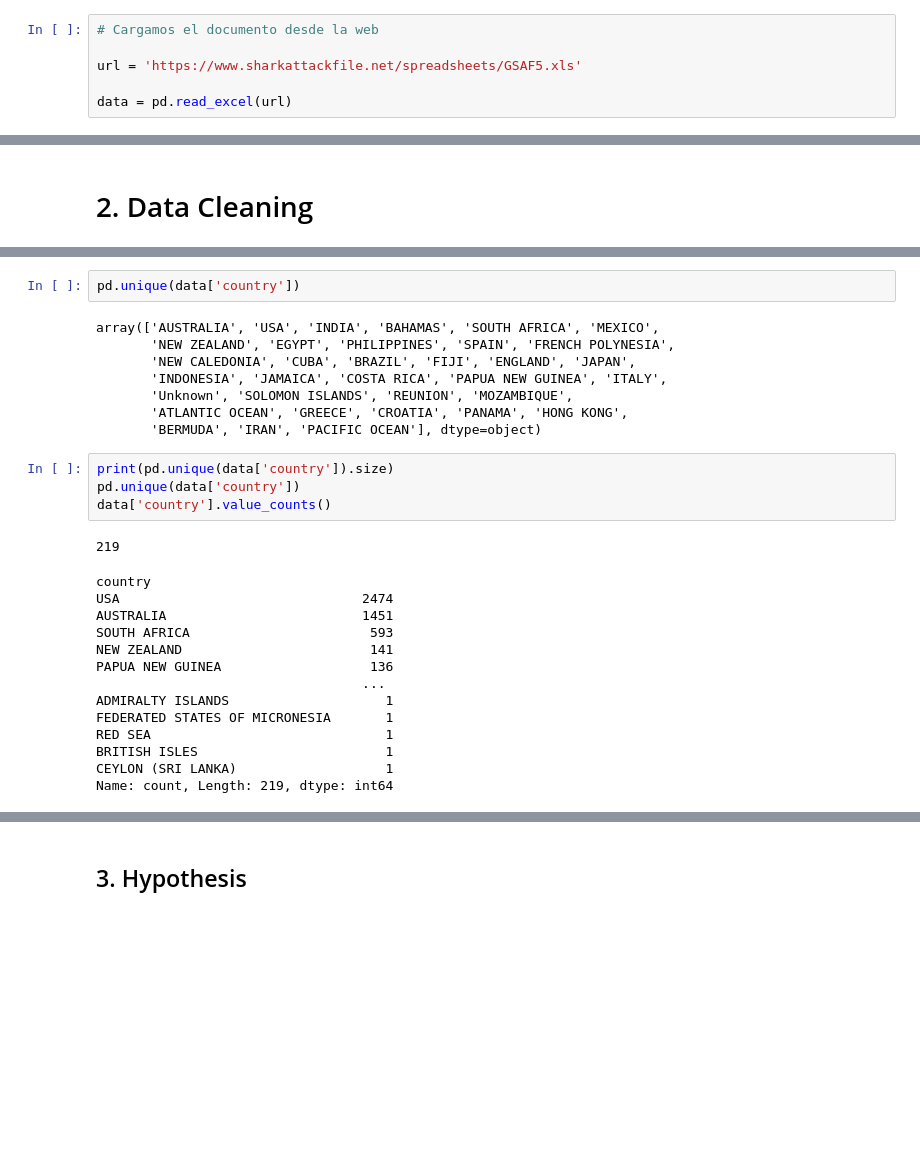
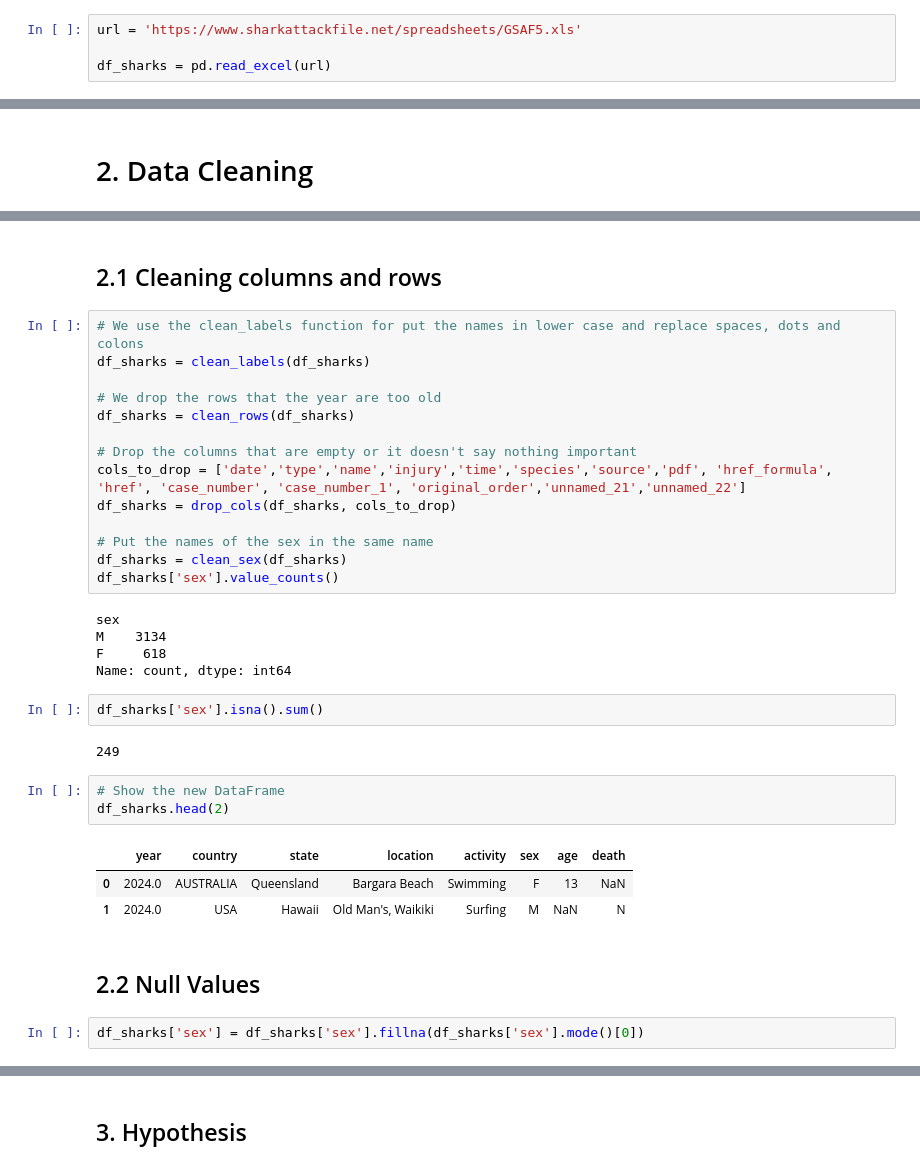
Before and after one commit to davidmoreno-gh/SharkattacksProyect, a Jupyter notebook: main.ipynb, the cells around one changed output, grey strips where cells are left out. Cells and saved outputs as stored; diff of their text form; blank space fills up the shorter version.

```diff
--- a/main.ipynb
+++ b/main.ipynb
@@ -15,9 +15,7 @@ Cargamos el documento xls desde la web
 # %%
-# Cargamos el documento desde la web
-
 url = 'https://www.sharkattackfile.net/spreadsheets/GSAF5.xls'
 
-data = pd.read_excel(url)
+df_sharks = pd.read_excel(url)
 # %% [markdown]
 # 1. Data Recognizing
 Vamos a realizar un primer vistazo a los datos para ver a qué nos enfrentamos.
@@ -299,29 +88,36 @@ pd.unique(data_clean['Type'])'''
-# %%
-pd.unique(data['country'])
-# %% [output]
-array(['AUSTRALIA', 'USA', 'INDIA', 'BAHAMAS', 'SOUTH AFRICA', 'MEXICO',
-       'NEW ZEALAND', 'EGYPT', 'PHILIPPINES', 'SPAIN', 'FRENCH POLYNESIA',
-       'NEW CALEDONIA', 'CUBA', 'BRAZIL', 'FIJI', 'ENGLAND', 'JAPAN',
-       'INDONESIA', 'JAMAICA', 'COSTA RICA', 'PAPUA NEW GUINEA', 'ITALY',
-       'Unknown', 'SOLOMON ISLANDS', 'REUNION', 'MOZAMBIQUE',
-       'ATLANTIC OCEAN', 'GREECE', 'CROATIA', 'PANAMA', 'HONG KONG',
-       'BERMUDA', 'IRAN', 'PACIFIC OCEAN'], dtype=object)
-# %%
-print(pd.unique(data['country']).size)
-pd.unique(data['country'])
-data['country'].value_counts()
-# %% [output]
-219
-country
-USA                               2474
-AUSTRALIA                         1451
-SOUTH AFRICA                       593
-NEW ZEALAND                        141
-PAPUA NEW GUINEA                   136
-                                  ...
-ADMIRALTY ISLANDS                    1
-FEDERATED STATES OF MICRONESIA       1
-RED SEA                              1
-BRITISH ISLES                        1
-CEYLON (SRI LANKA)                   1
-Name: count, Length: 219, dtype: int64
+# %% [markdown]
+## 2.1 Cleaning columns and rows
+# %%
+# We use the clean_labels function for put the names in lower case and replace spaces, dots and colons
+df_sharks = clean_labels(df_sharks)
+
+# We drop the rows that the year are too old
+df_sharks = clean_rows(df_sharks)
+
+# Drop the columns that are empty or it doesn't say nothing important
+cols_to_drop = ['date','type','name','injury','time','species','source','pdf', 'href_formula', 'href', 'case_number', 'case_number_1', 'original_order','unnamed_21','unnamed_22']
+df_sharks = drop_cols(df_sharks, cols_to_drop)
+
+# Put the names of the sex in the same name
+df_sharks = clean_sex(df_sharks)
+df_sharks['sex'].value_counts()
+# %% [output]
+sex
+M    3134
+F     618
+Name: count, dtype: int64
+# %%
+df_sharks['sex'].isna().sum()
+# %% [output]
+249
+# %%
+# Show the new DataFrame
+df_sharks.head(2)
+# %% [output]
+|  | year | country | state | location | activity | sex | age | death |
+| 0 | 2024.0 | AUSTRALIA | Queensland | Bargara Beach | Swimming | F | 13 | NaN |
+| 1 | 2024.0 | USA | Hawaii | Old Man's, Waikiki | Surfing | M | NaN | N |
+# %% [markdown]
+## 2.2 Null Values
+# %%
+df_sharks['sex'] = df_sharks['sex'].fillna(df_sharks['sex'].mode()[0])
```
Also changed, not shown: parts of 57 cells of this notebook, 1 other file.
